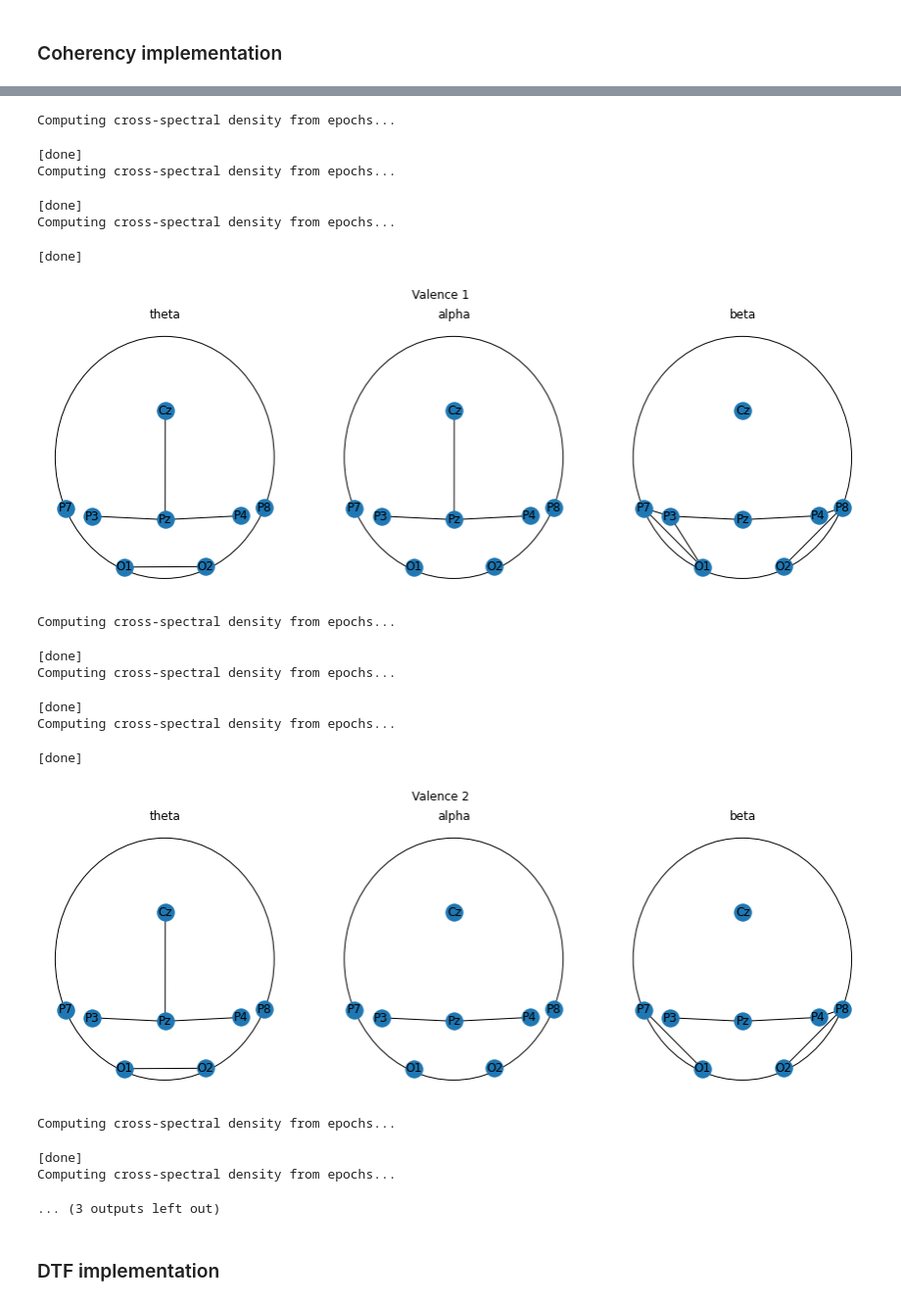
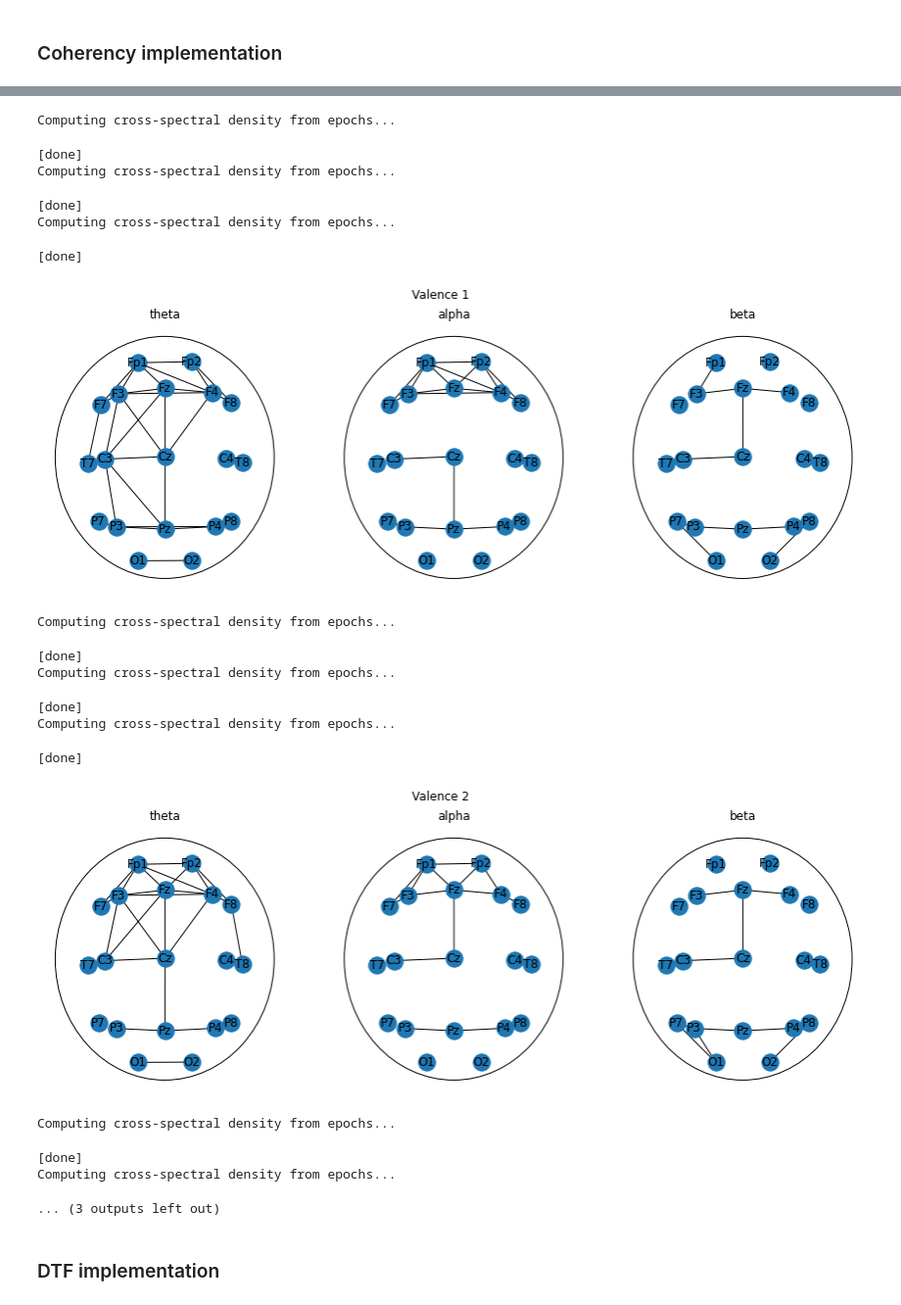
Before and after one commit to AdamSobieszek/Signal-Space-GAN, a Jupyter notebook: investigation/epoching.ipynb, the cells around one changed output, grey strips where cells are left out. Shown at 98% size. Drawn from its saved outputs; the diff is of its cells as text; code cells hidden in the pictures.

Commit message:
Fixed n of channels

```diff
--- a/investigation/epoching.ipynb
+++ b/investigation/epoching.ipynb
@@ -224,7 +224,7 @@ words_df['decision'].iloc[-1]
  'arr': [array([3707764736,          2,          1,          1,       2789,
                   1], dtype=uint32)]}
 # %%
-valences_df = pd.DataFrame(words_df['valence'].tolist())
+valences_df = pd.DataFrame(words_df['significance'].tolist())
 # %%
 valences_df['group_rank'].value_counts()
 # %% [output]
@@ -357,7 +333,7 @@ for channel_replaced, channel in mapping.items():
 # %%
 from mne.time_frequency import csd_fourier, csd_multitaper, csd_morlet
 # %%
-picked_channel = list(mapping.values())
+picked_channel = raw.ch_names[:19]#list(mapping.values())
 # %%
 picked_channel
 # %% [output]
@@ -368,7 +362,7 @@ import networkx as nx
 bands = {
     'theta': (4, 7),
     'alpha': (8, 14),
-    'beta': (15, 30)
+    'beta': (15, 25)
 }
 # %%
 events = ['1', '2', '3']
@@ -394,42 +388,42 @@ for event in events:
         for i, c1 in enumerate(picked_channel):
             for j, c2 in enumerate(picked_channel):
                 if i >= j:
                     continue
                 coherency = cross_spectra_matrix[i][j] / np.sqrt(cross_spectra_matrix[i][i] * cross_spectra_matrix[j][j])
 
                 coherencies.append((c1, c2, coherency))
 
         coherencies_df = pd.DataFrame(coherencies, columns=['c1', 'c2', 'COH'])
         selected_edges = coherencies_df[coherencies_df['COH'] > 0.8][['c1', 'c2']].values
 
         plt.subplot(1, 3, fig + 1)
         g = nx.Graph()
         g.add_nodes_from(picked_channel)
         g.add_edges_from(selected_edges)
 
         ax = plt.gca()
-        c = plt.Circle((0, -0.04), 0.08, fill=False, edgecolor='black')
+        c = plt.Circle((0, -0.01), 0.12, fill=False, edgecolor='black')
         ax.add_patch(c)
         nx.draw(g, pos=pos, with_labels=True)
 
         plt.title(f'{band_name}')
     plt.suptitle(f'Valence {event}')
     plt.show()
 # %% [output]
 Computing cross-spectral density from epochs...
 [done]
 Computing cross-spectral density from epochs...
 [done]
 Computing cross-spectral density from epochs...
 [done]
-[figure, old version]
+[figure, new version]
 Computing cross-spectral density from epochs...
 [done]
 Computing cross-spectral density from epochs...
 [done]
 Computing cross-spectral density from epochs...
 [done]
-[figure, old version]
+[figure, new version]
 Computing cross-spectral density from epochs...
 [done]
 Computing cross-spectral density from epochs...
```
Also changed, not shown: parts of 6 cells of this notebook.
